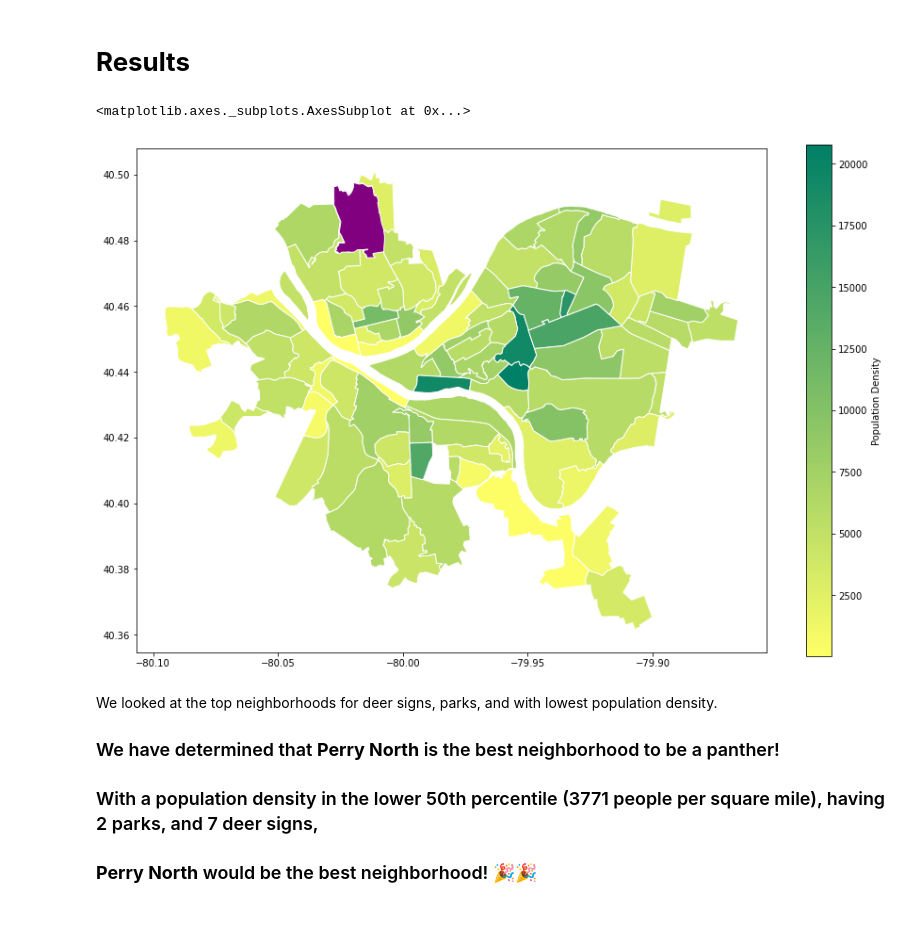
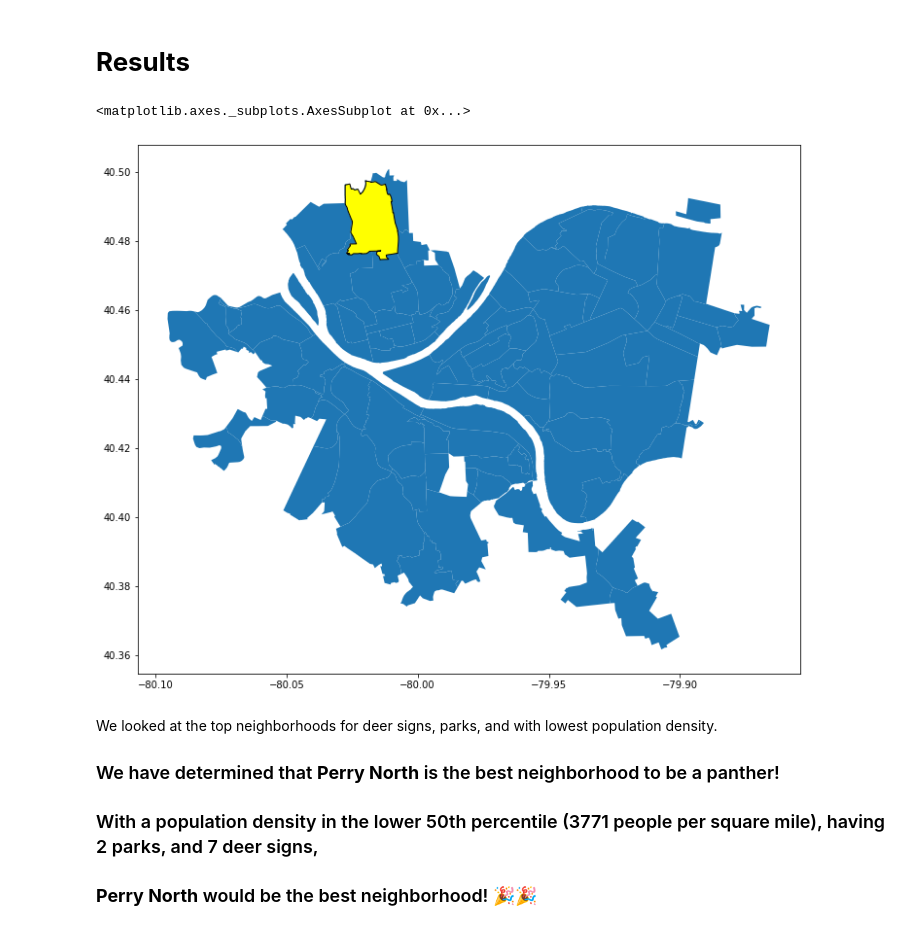
Before and after one commit to anikaGJ/toBeAPanther, a Jupyter notebook: BestNeighborhoodProject.ipynb, the cells around one changed output. Saved outputs shown, nothing was run; the diff lists cells and outputs as text; code cells hidden in the pictures.

```diff
--- a/BestNeighborhoodProject.ipynb
+++ b/BestNeighborhoodProject.ipynb
@@ -256,36 +256,31 @@ Average Population: 5801.248697918518
 # %%
 import geopandas
 import matplotlib.pyplot as plt
 
 %matplotlib inline
 
 neighborhoods = geopandas.read_file("Neighborhoods/Neighborhoods_.shp")
 
 neighborhoods = neighborhoods.drop(columns=[ ##Drop columns
     'objectid', 'fid_blockg', 'statefp10', 'countyfp10', 'tractce10',
     'blkgrpce10', 'geoid10', 'namelsad10', 'mtfcc10', 'funcstat10',
     'aland10', 'awater10', 'intptlat10', 'intptlon10', 'shape_leng',
     'fid_neighb', 'area', 'perimeter', 'neighbor_', 'neighbor_i',
     'hood_no', 'acres', 'sqmiles', 'dpwdiv', 'unique_id', 'sectors',
     'shape_le_1', 'shape_ar_1', 'page_numbe', 'plannerass', 'created_us',
     'created_da', 'last_edite', 'last_edi_1', 'Shape__Are', 'Shape__Len'
 ])
 
 
 dense.plot(
-    column="popDensity",
-    cmap="summer_r",
-    edgecolor="white",
-    legend=True,
-    legend_kwds={'label': "Population Density"},
-    figsize=(15, 10),
+    figsize=(15, 10)
 )
 
 perry_north = dense[dense['Neighborhood'] == "Perry North"]
-perry_north.plot(color='purple', edgecolor="white", legend=True, ax=plt.gca()) ##Show Plot
+perry_north.plot(color='yellow', edgecolor="black", legend=True, ax=plt.gca()) ##Show Plot
 # %% [output]
 <matplotlib.axes._subplots.AxesSubplot at 0x...>
-[figure, old version]
+[figure, new version]
 # %% [markdown]
 We looked at the top neighborhoods for deer signs, parks, and with lowest population density.
 
```
